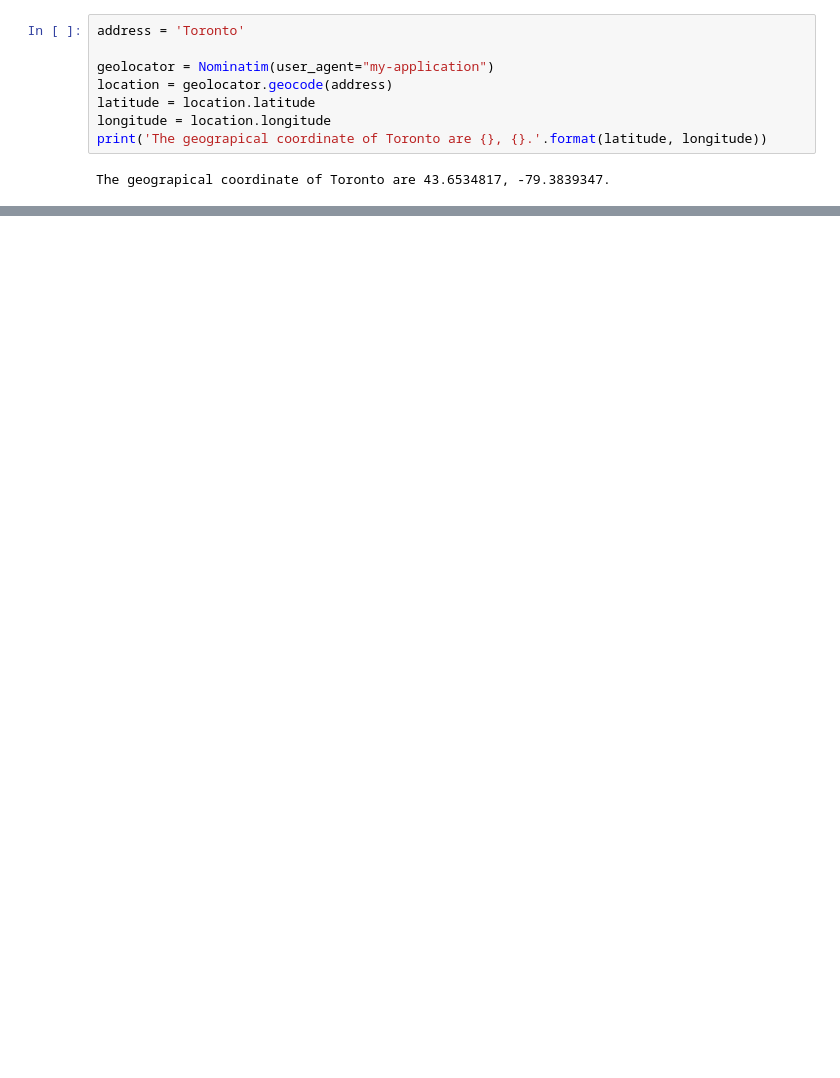
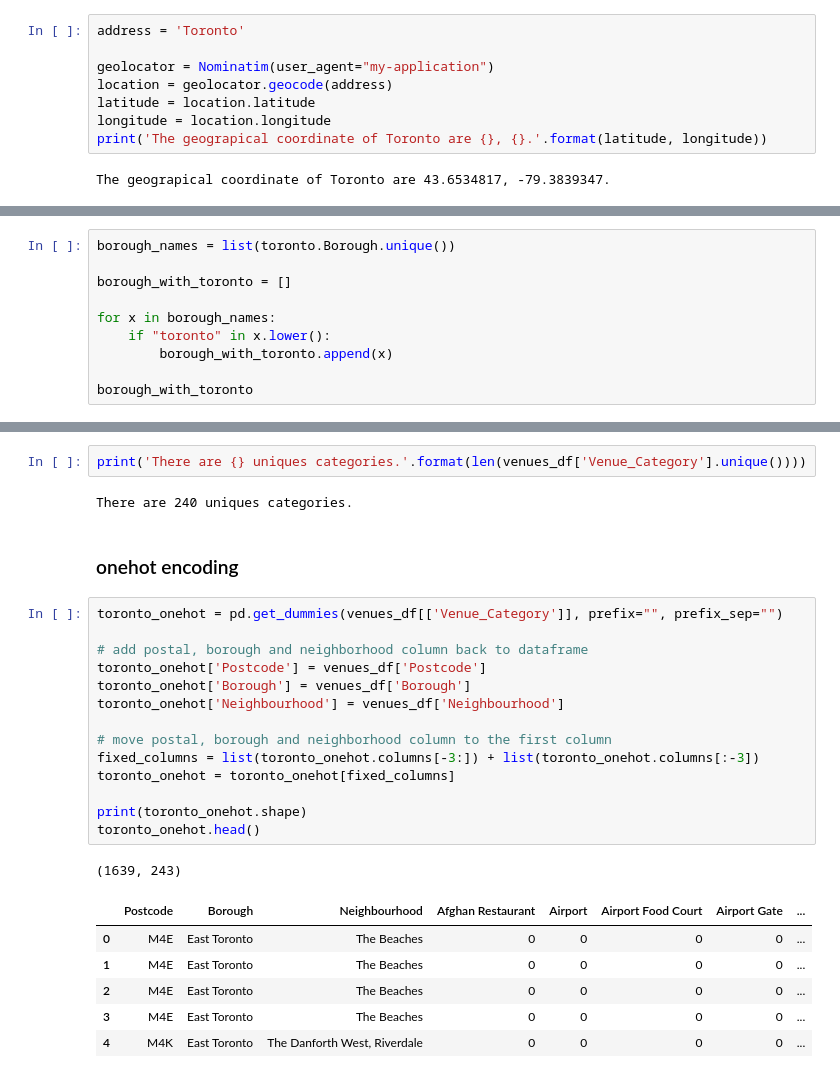
Before and after one commit to sujala111/Coursera_Capstone, a Jupyter notebook: Coursera_Capstone_Week3.ipynb, the cells around one changed output, grey strips where cells are left out. Drawn from its saved outputs; the diff is of its cells as text; blank space fills up the shorter version.

```diff
--- a/Coursera_Capstone_Week3.ipynb
+++ b/Coursera_Capstone_Week3.ipynb
@@ -224,0 +229,10 @@ map_toronto
+# %%
+borough_names = list(toronto.Borough.unique())
+
+borough_with_toronto = []
+
+for x in borough_names:
+    if "toronto" in x.lower():
+        borough_with_toronto.append(x)
+
+borough_with_toronto
@@ -224,0 +360,28 @@ map_toronto
+# %%
+print('There are {} uniques categories.'.format(len(venues_df['Venue_Category'].unique())))
+# %% [output]
+There are 240 uniques categories.
+# %% [markdown]
+### onehot encoding
+# %%
+toronto_onehot = pd.get_dummies(venues_df[['Venue_Category']], prefix="", prefix_sep="")
+
+# add postal, borough and neighborhood column back to dataframe
+toronto_onehot['Postcode'] = venues_df['Postcode']
+toronto_onehot['Borough'] = venues_df['Borough']
+toronto_onehot['Neighbourhood'] = venues_df['Neighbourhood']
+
+# move postal, borough and neighborhood column to the first column
+fixed_columns = list(toronto_onehot.columns[-3:]) + list(toronto_onehot.columns[:-3])
+toronto_onehot = toronto_onehot[fixed_columns]
+
+print(toronto_onehot.shape)
+toronto_onehot.head()
+# %% [output]
+(1639, 243)
+|  | Postcode | Borough | Neighbourhood | Afghan Restaurant | Airport | Airport Food Court | Airport Gate | ... |
+| 0 | M4E | East Toronto | The Beaches | 0 | 0 | 0 | 0 | ... |
+| 1 | M4E | East Toronto | The Beaches | 0 | 0 | 0 | 0 | ... |
+| 2 | M4E | East Toronto | The Beaches | 0 | 0 | 0 | 0 | ... |
+| 3 | M4E | East Toronto | The Beaches | 0 | 0 | 0 | 0 | ... |
+| 4 | M4K | East Toronto | The Danforth West, Riverdale | 0 | 0 | 0 | 0 | ... |
```
Also changed, not shown: parts of 43 cells of this notebook.
